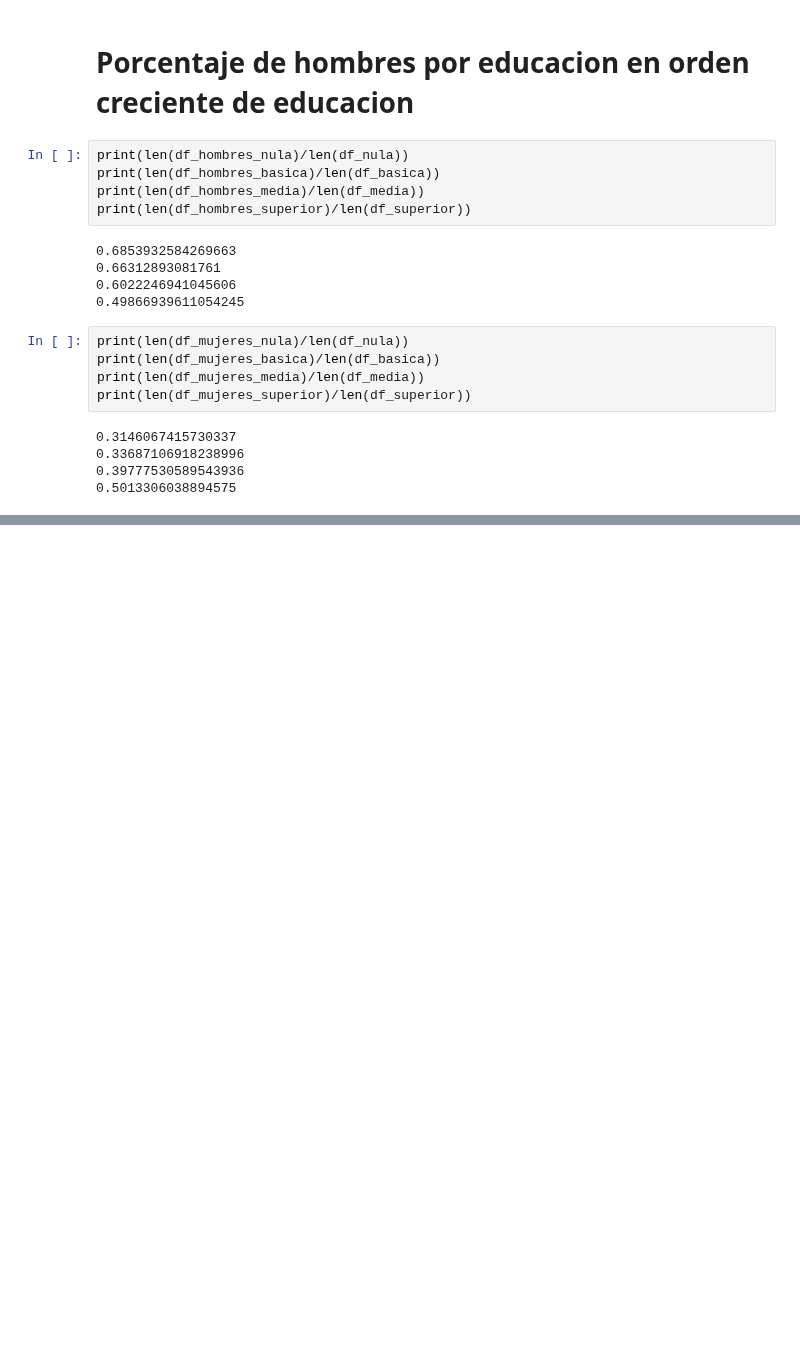
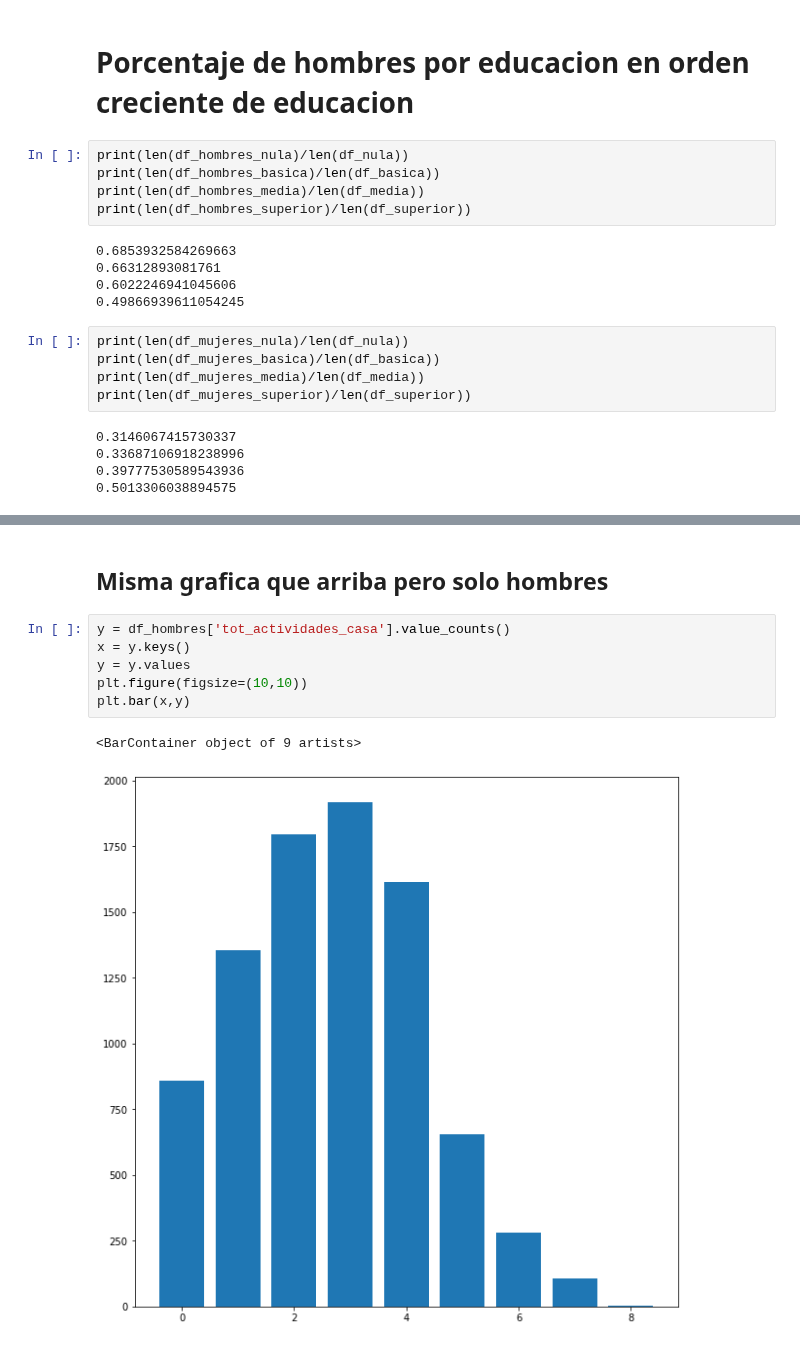
Before and after one commit to mTrujillf/inferencia, a Jupyter notebook: inferencia4.ipynb, the cells around one changed output, grey strips where cells are left out. Drawn from its saved outputs; the diff is of its cells as text; blank space fills up the shorter version.

```diff
--- a/inferencia4.ipynb
+++ b/inferencia4.ipynb
@@ -571,0 +679,11 @@ print(len(df_mujeres_superior)/len(df_superior))
+# %% [markdown]
+## Misma grafica que arriba pero solo hombres
+# %%
+y = df_hombres['tot_actividades_casa'].value_counts()
+x = y.keys()
+y = y.values
+plt.figure(figsize=(10,10))
+plt.bar(x,y)
+# %% [output]
+<BarContainer object of 9 artists>
+[figure, added]
```
Also changed, not shown: parts of 9 cells of this notebook.
